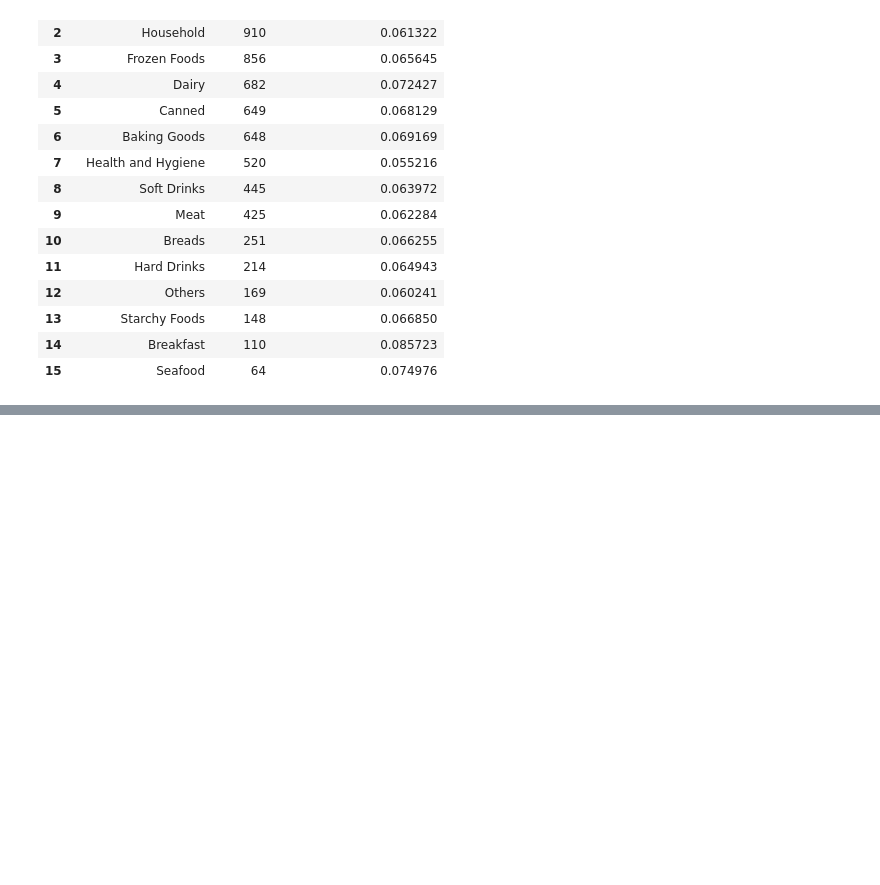
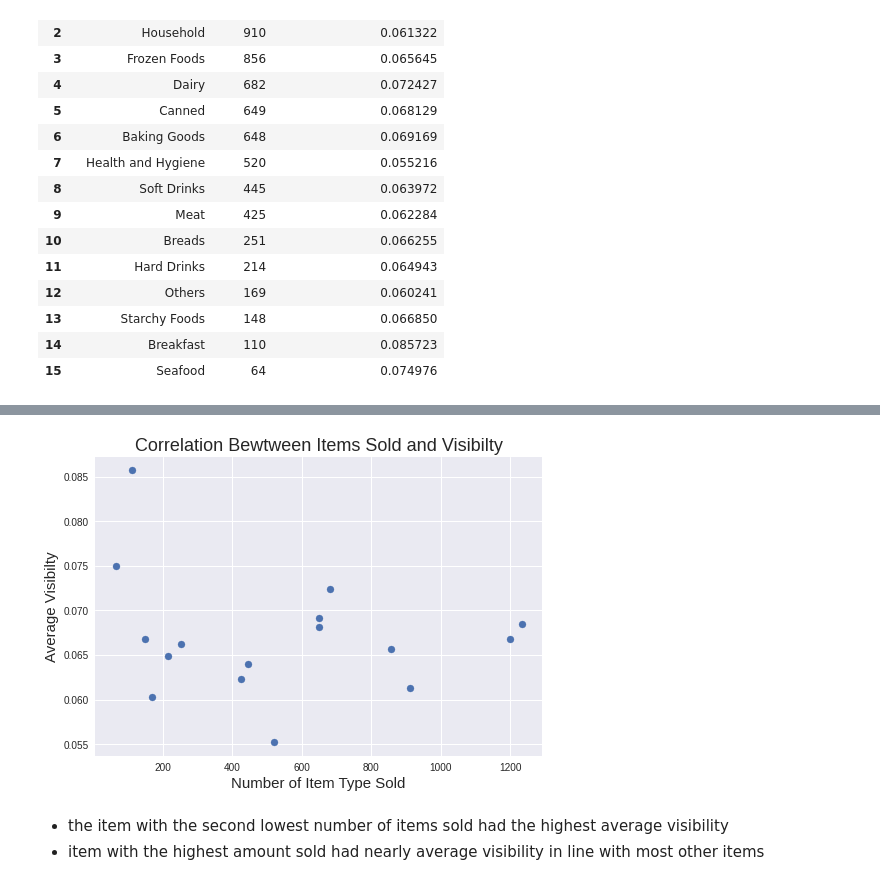
Before and after one commit to ELBrown11/CodingDojoPortfolioProjects, a Jupyter notebook: Project1.ipynb, the cells around one changed output, grey strips where cells are left out. Drawn from its saved outputs; the diff is of its cells as text; code cells hidden in the pictures; blank space fills up the shorter version.

```diff
--- a/Project1.ipynb
+++ b/Project1.ipynb
@@ -401,0 +404,10 @@ plt.scatter()
+# %%
+plt.scatter(item_v_viz_data['Counts'], item_v_viz_data['Average_Item_Visibility']);
+plt.title('Correlation Bewtween Items Sold and Visibilty', fontsize=18);
+plt.xlabel('Number of Item Type Sold',fontsize=15);
+plt.ylabel('Average Visibilty',fontsize=15);
+# %% [output]
+[figure, added]
+# %% [markdown]
+- the item with the second lowest number of items sold had the highest average visibility
+- item with the highest amount sold had nearly average visibility in line with most other items
```
Also changed, not shown: parts of 5 cells of this notebook.
